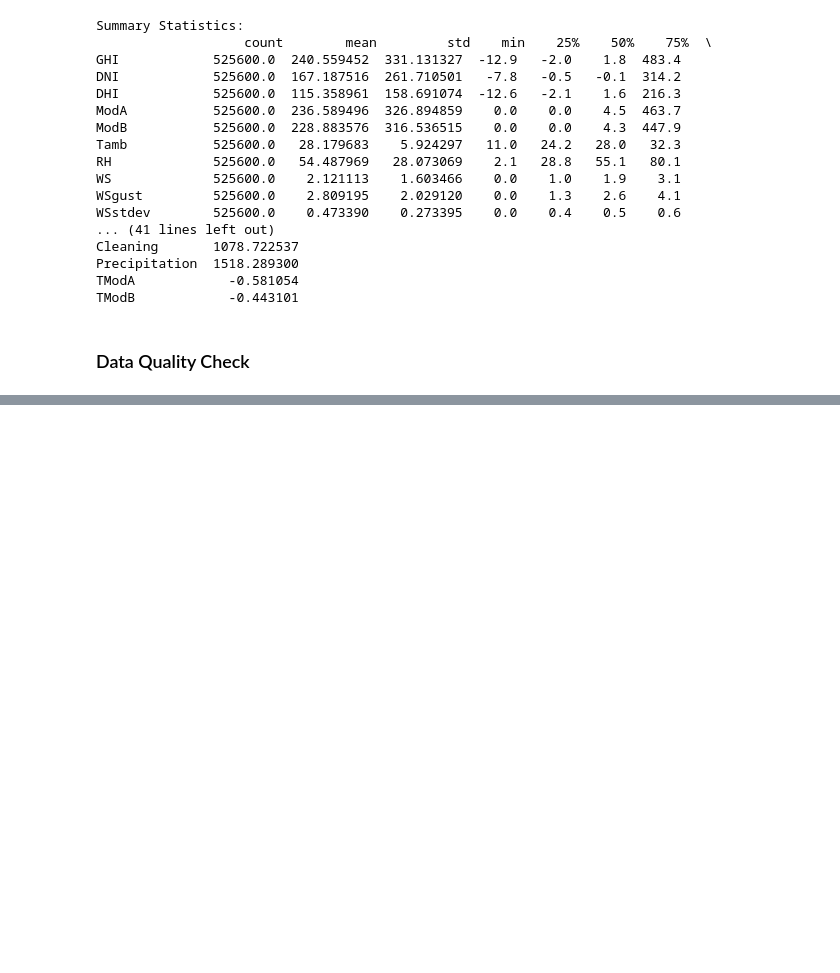
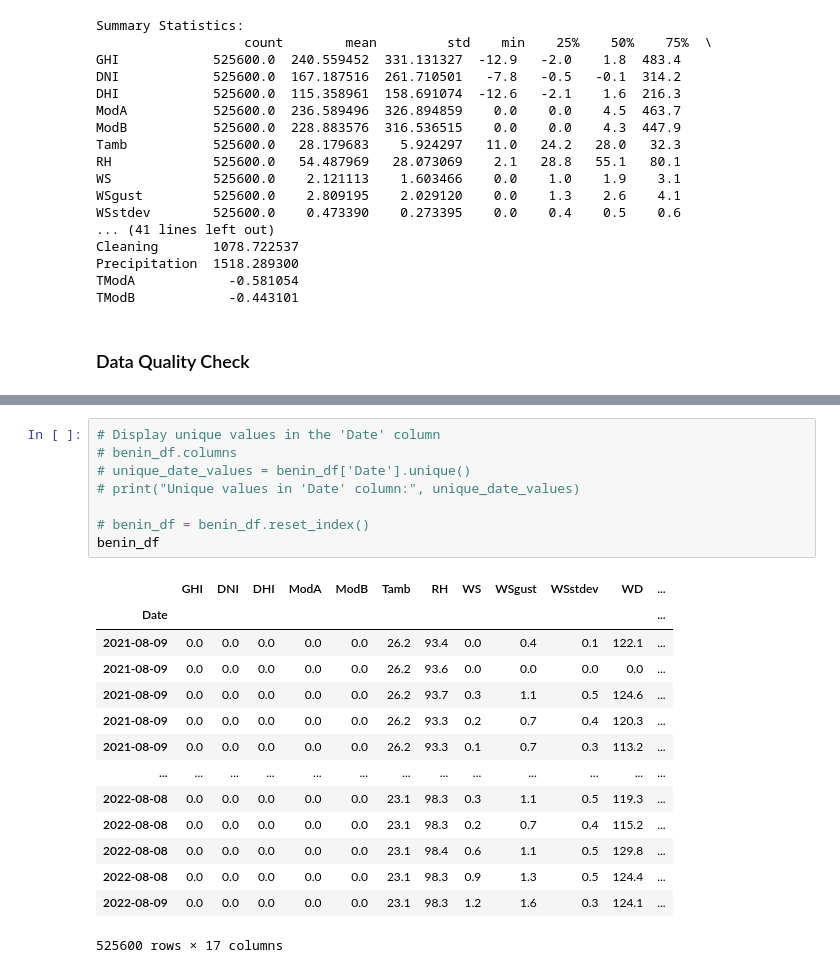
Before and after one commit to dev-beluga/KAIM-C2, a Jupyter notebook: notebooks/data_load.ipynb, the cells around one changed output, grey strips where cells are left out. Drawn from its saved outputs; the diff is of its cells as text; blank space fills up the shorter version.

```diff
--- a/notebooks/data_load.ipynb
+++ b/notebooks/data_load.ipynb
@@ -230,0 +356,23 @@ TModB            -0.443101
+# %%
+# Display unique values in the 'Date' column
+# benin_df.columns
+# unique_date_values = benin_df['Date'].unique()
+# print("Unique values in 'Date' column:", unique_date_values)
+
+# benin_df = benin_df.reset_index()
+benin_df
+# %% [output]
+|  | GHI | DNI | DHI | ModA | ModB | Tamb | RH | WS | WSgust | WSstdev | WD | ... |
+| Date |  |  |  |  |  |  |  |  |  |  |  | ... |
+| 2021-08-09 | 0.0 | 0.0 | 0.0 | 0.0 | 0.0 | 26.2 | 93.4 | 0.0 | 0.4 | 0.1 | 122.1 | ... |
+| 2021-08-09 | 0.0 | 0.0 | 0.0 | 0.0 | 0.0 | 26.2 | 93.6 | 0.0 | 0.0 | 0.0 | 0.0 | ... |
+| 2021-08-09 | 0.0 | 0.0 | 0.0 | 0.0 | 0.0 | 26.2 | 93.7 | 0.3 | 1.1 | 0.5 | 124.6 | ... |
+| 2021-08-09 | 0.0 | 0.0 | 0.0 | 0.0 | 0.0 | 26.2 | 93.3 | 0.2 | 0.7 | 0.4 | 120.3 | ... |
+| 2021-08-09 | 0.0 | 0.0 | 0.0 | 0.0 | 0.0 | 26.2 | 93.3 | 0.1 | 0.7 | 0.3 | 113.2 | ... |
+| ... | ... | ... | ... | ... | ... | ... | ... | ... | ... | ... | ... | ... |
+| 2022-08-08 | 0.0 | 0.0 | 0.0 | 0.0 | 0.0 | 23.1 | 98.3 | 0.3 | 1.1 | 0.5 | 119.3 | ... |
+| 2022-08-08 | 0.0 | 0.0 | 0.0 | 0.0 | 0.0 | 23.1 | 98.3 | 0.2 | 0.7 | 0.4 | 115.2 | ... |
+| 2022-08-08 | 0.0 | 0.0 | 0.0 | 0.0 | 0.0 | 23.1 | 98.4 | 0.6 | 1.1 | 0.5 | 129.8 | ... |
+| 2022-08-08 | 0.0 | 0.0 | 0.0 | 0.0 | 0.0 | 23.1 | 98.3 | 0.9 | 1.3 | 0.5 | 124.4 | ... |
+| 2022-08-09 | 0.0 | 0.0 | 0.0 | 0.0 | 0.0 | 23.1 | 98.3 | 1.2 | 1.6 | 0.3 | 124.1 | ... |
+525600 rows × 17 columns
```
Also changed, not shown: parts of 19 cells of this notebook.
